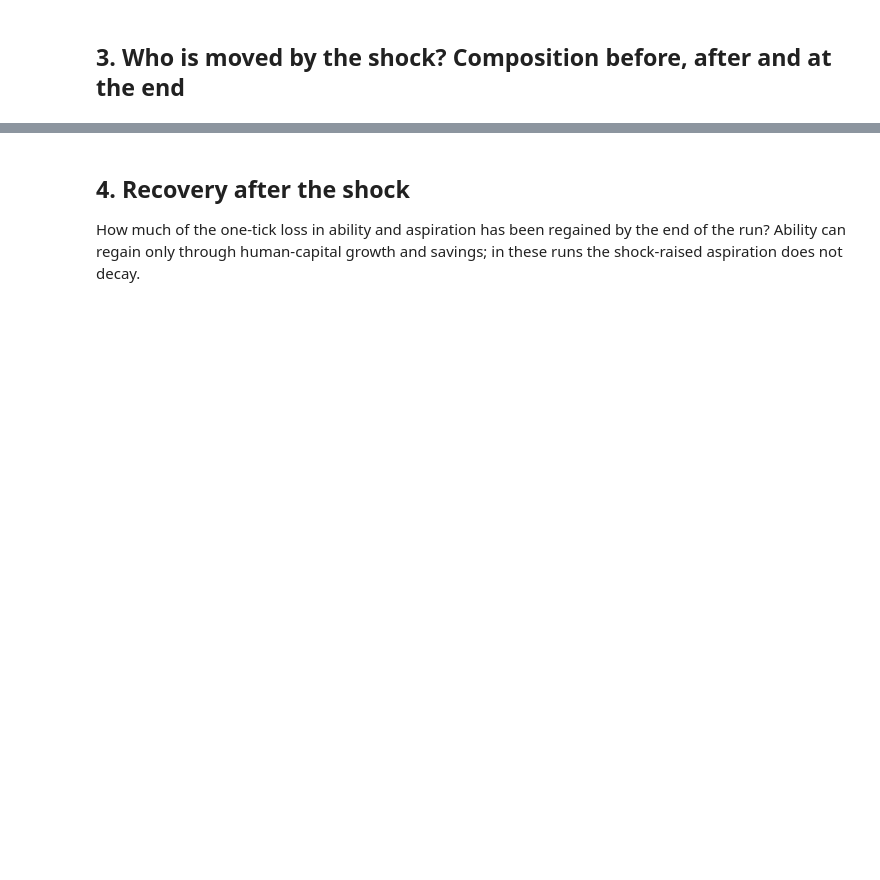
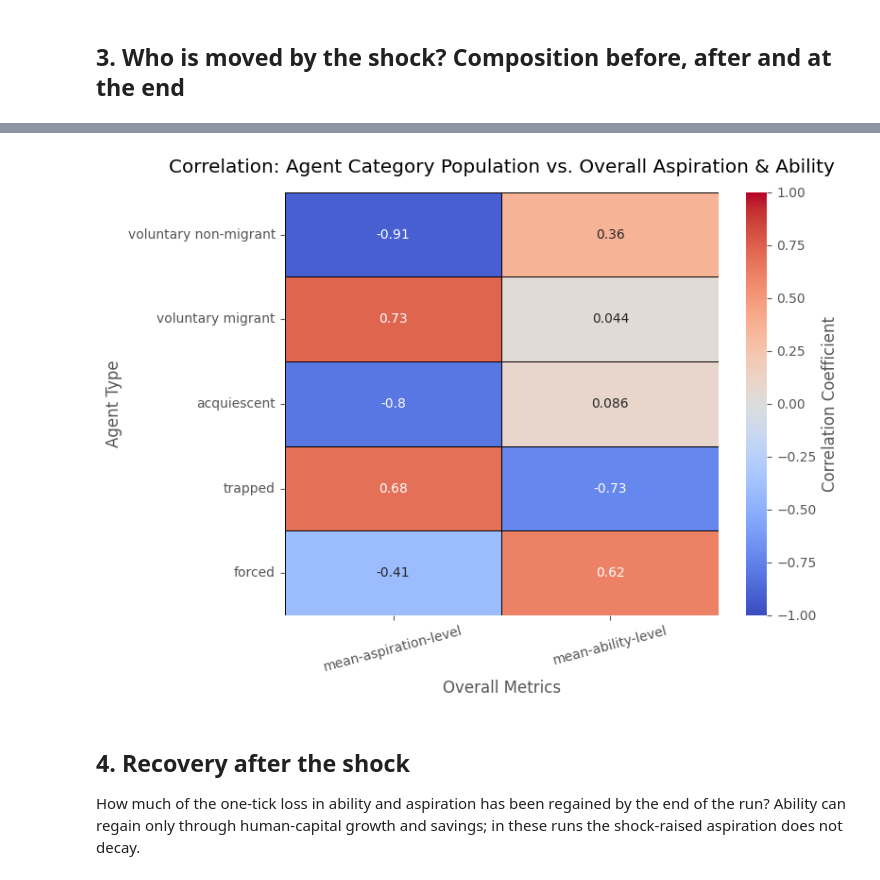
Before and after one commit to lydiateinfalt/Agent-Based-Modeling-Migration-and-Cognition, a Jupyter notebook: Experiment2_External_Shock.ipynb, the cells around one changed output, grey strips where cells are left out. Saved outputs shown, nothing was run; the diff lists cells and outputs as text; code cells hidden in the pictures; blank space fills up the shorter version.

```diff
--- a/Experiment2_External_Shock.ipynb
+++ b/Experiment2_External_Shock.ipynb
@@ -131,3 +266,33 @@ plt.tight_layout(); plt.show()
+# %%
+import seaborn as sns
+import matplotlib.pyplot as plt
+
+# Set up the plotting style
+plt.style.use('ggplot')
+fig, ax = plt.subplots(figsize=(8, 6))
+
+# Create heatmap
+sns.heatmap(
+    correlation_results,
+    annot=True,
+    cmap='coolwarm',
+    vmin=-1,
+    vmax=1,
+    linewidths=0.5,
+    linecolor='black',
+    cbar_kws={'label': 'Correlation Coefficient'},
+    ax=ax
+)
+
+# Add titles and formatting
+ax.set_title('Correlation: Agent Category Population vs. Overall Aspiration & Ability', pad=15)
+ax.set_xlabel('Overall Metrics')
+ax.set_ylabel('Agent Type')
+plt.xticks(rotation=15)
+plt.tight_layout()
+plt.show()
+# %% [output]
+[figure, added]
 # %% [markdown]
 ## 4. Recovery after the shock
 How much of the one-tick loss in ability and aspiration has been regained by the end of the run? Ability can regain only through human-capital growth and savings; in these runs the shock-raised aspiration does not decay.
```
Also changed, not shown: parts of 27 cells of this notebook.
